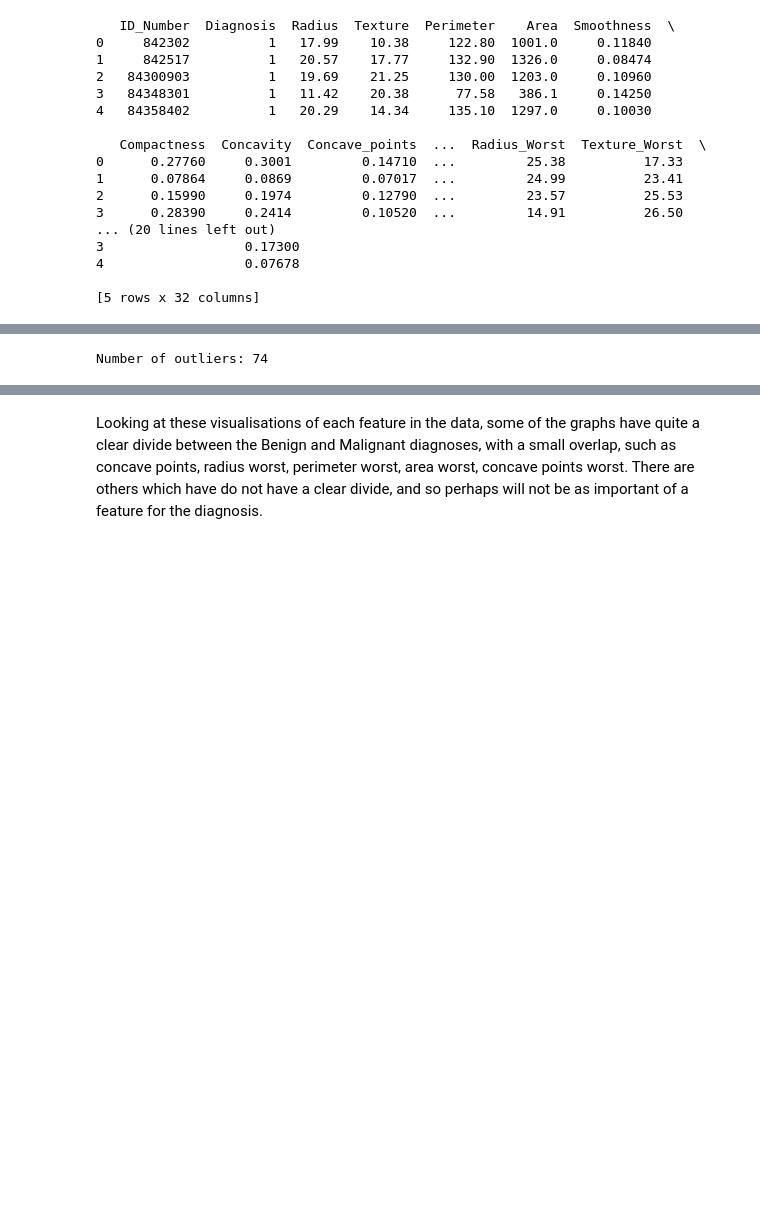
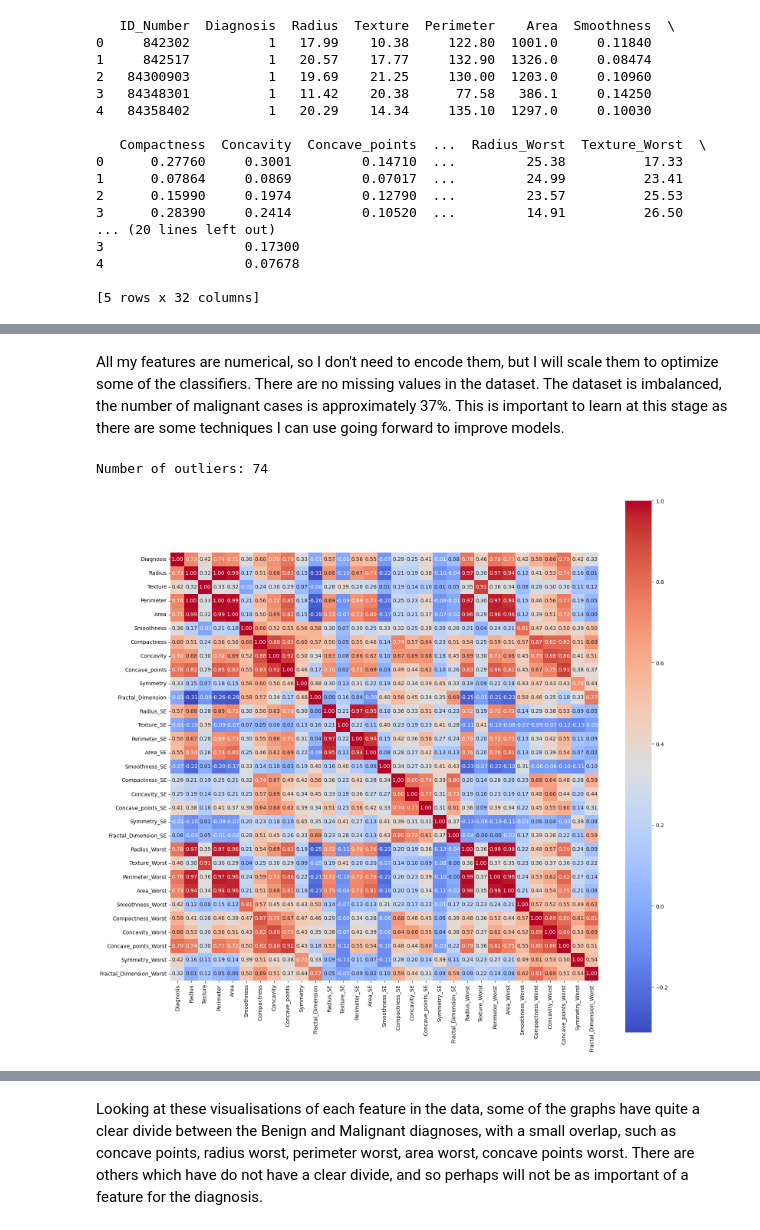
Before and after one commit to DenisBrice/MLProject, a Jupyter notebook: ML_jupyter.ipynb, the cells around one changed output, grey strips where cells are left out. Saved outputs shown, nothing was run; the diff lists cells and outputs as text; code cells hidden in the pictures; blank space fills up the shorter version.

```diff
--- a/ML_jupyter.ipynb
+++ b/ML_jupyter.ipynb
@@ -86,3 +85,7 @@ dtype: int64
+# %% [markdown]
+All my features are numerical, so I don't need to encode them, but I will scale them to optimize some of the classifiers.
+There are no missing values in the dataset.
+The dataset is imbalanced, the number of malignant cases is approximately 37%. This is important to learn at this stage as there are some techniques I can use going forward to improve models.
 # %%
 # 2. Data Cleaning
 
@@ -101,2 +104,14 @@ df_filtered = df[filtered_entries]
 # %% [output]
 Number of outliers: 74
+# %%
+# 2. Data Cleaning
+selected_columns = ['Diagnosis','Radius','Texture','Perimeter','Area','Smoothness','Compactness','Concavity','Concave_points','Symmetry','Fractal_Dimension','Radius_SE','Texture_SE','Perimeter_SE','Area_SE','Smoothness_SE','Compactness_SE','Concavity_SE','Concave_points_SE','Symmetry_SE','Fractal_Dimension_SE','Radius_Worst','Texture_Worst','Perimeter_Worst','Area_Worst','Smoothness_Worst','Compactness_Worst','Concavity_Worst','Concave_points_Worst','Symmetry_Worst','Fractal_Dimension_Worst']
+
+# correlation matrix
+corr_matrix = df[selected_columns].corr()
+
+plt.figure(figsize=(18, 18))
+sns.heatmap(corr_matrix, annot=True, fmt=".2f", square=True, cmap='coolwarm')
+plt.show()
+# %% [output]
+[figure, added]
```
Also changed, not shown: parts of 25 cells of this notebook, 3 other files.
